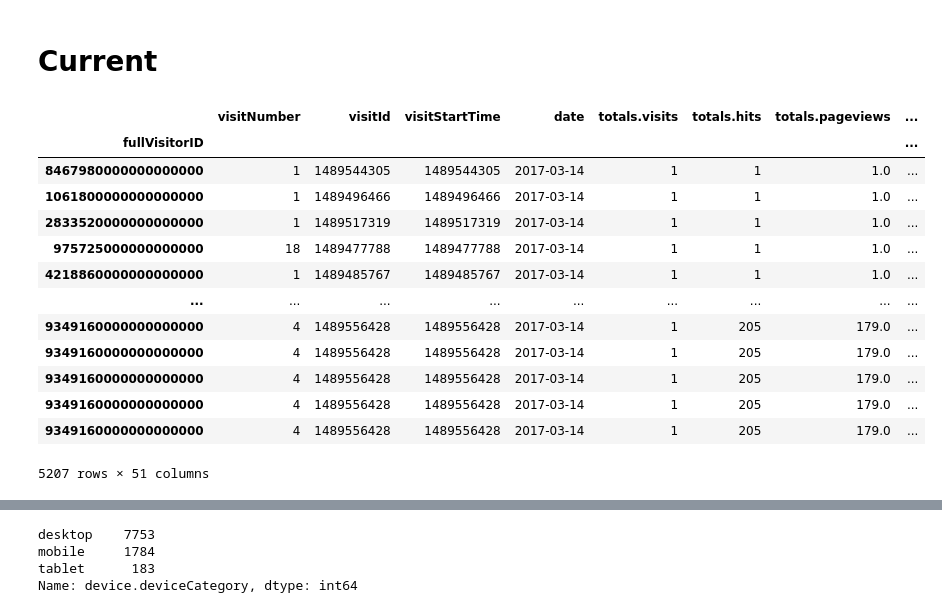
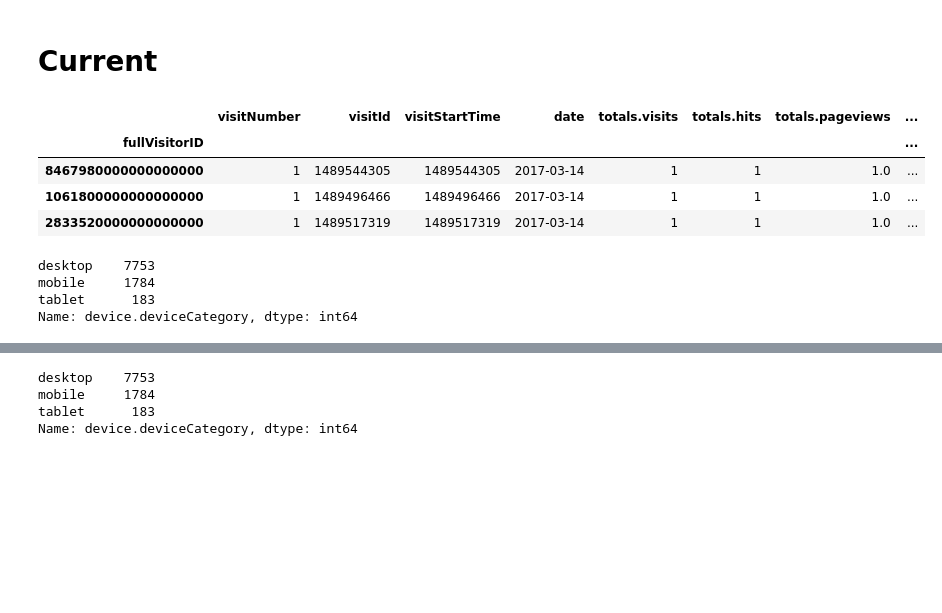
Before and after one commit to cmannnn/workhuman_data_analytic_canidate_exercise, a Jupyter notebook: workhuman_data_analytic_canidate_exercise.ipynb, the cells around one changed output, grey strips where cells are left out. Saved outputs shown, nothing was run; the diff lists cells and outputs as text; code cells hidden in the pictures; blank space fills up the shorter version.

```diff
--- a/workhuman_data_analytic_canidate_exercise.ipynb
+++ b/workhuman_data_analytic_canidate_exercise.ipynb
@@ -58,22 +58,20 @@ df['date'] = pd.to_datetime(df['date'], format = '%Y%m%d')
 # %%
 df_grouped = df.groupby(df.index)
 # %%
-df_grouped.head(3)
+df.head(3)
 # %% [output]
 |  | visitNumber | visitId | visitStartTime | date | totals.visits | totals.hits | totals.pageviews | ... |
 | fullVisitorID |  |  |  |  |  |  |  | ... |
 | 8467980000000000000 | 1 | 1489544305 | 1489544305 | 2017-03-14 | 1 | 1 | 1.0 | ... |
 | 1061800000000000000 | 1 | 1489496466 | 1489496466 | 2017-03-14 | 1 | 1 | 1.0 | ... |
 | 2833520000000000000 | 1 | 1489517319 | 1489517319 | 2017-03-14 | 1 | 1 | 1.0 | ... |
-| 975725000000000000 | 18 | 1489477788 | 1489477788 | 2017-03-14 | 1 | 1 | 1.0 | ... |
-| 4218860000000000000 | 1 | 1489485767 | 1489485767 | 2017-03-14 | 1 | 1 | 1.0 | ... |
-| ... | ... | ... | ... | ... | ... | ... | ... | ... |
-| 9349160000000000000 | 4 | 1489556428 | 1489556428 | 2017-03-14 | 1 | 205 | 179.0 | ... |
-| 9349160000000000000 | 4 | 1489556428 | 1489556428 | 2017-03-14 | 1 | 205 | 179.0 | ... |
-| 9349160000000000000 | 4 | 1489556428 | 1489556428 | 2017-03-14 | 1 | 205 | 179.0 | ... |
-| 9349160000000000000 | 4 | 1489556428 | 1489556428 | 2017-03-14 | 1 | 205 | 179.0 | ... |
-| 9349160000000000000 | 4 | 1489556428 | 1489556428 | 2017-03-14 | 1 | 205 | 179.0 | ... |
-5207 rows × 51 columns
+# %%
+df['device.deviceCategory'].value_counts()
+# %% [output]
+desktop    7753
+mobile     1784
+tablet      183
+Name: device.deviceCategory, dtype: int64
 # %%
 df['device.browser'].value_counts()
 # %% [output]
```
Also changed, not shown: parts of 23 cells of this notebook.
